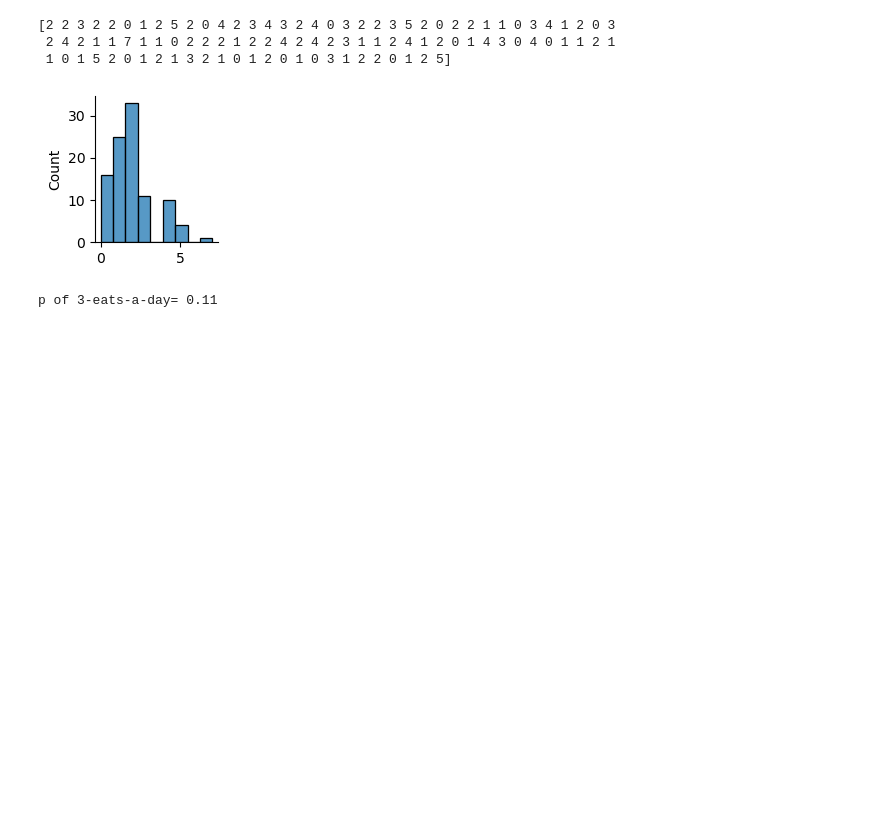
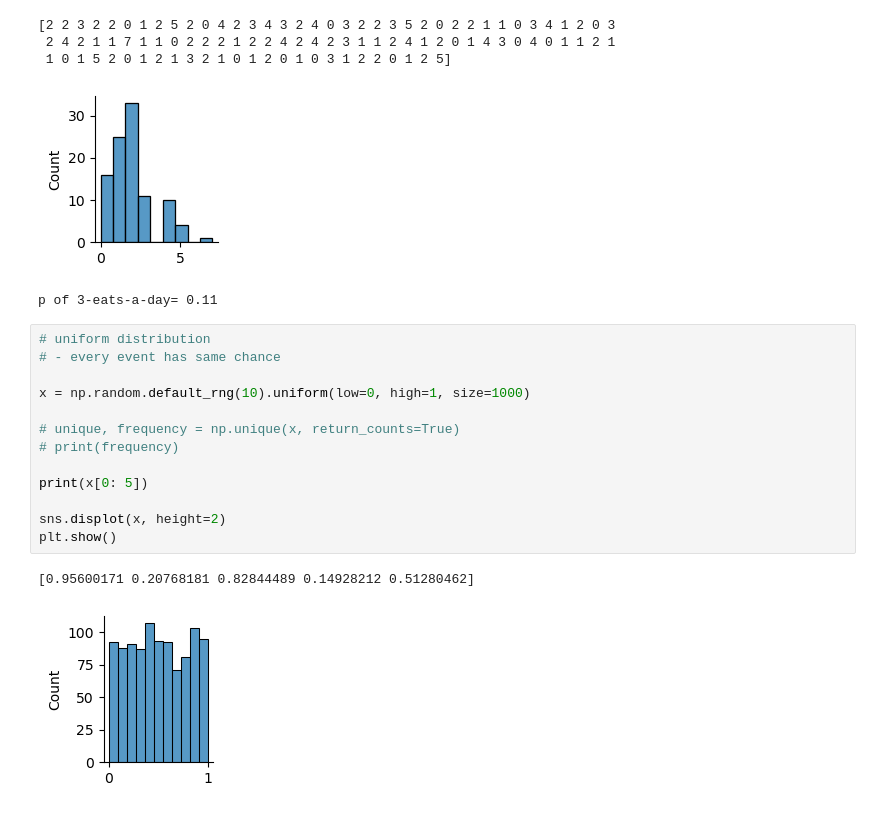
Before and after one commit to tansudasli/tensorflow-sandbox, a Jupyter notebook: numpy_distributions.ipynb, the cells around one changed output. Cells and saved outputs as stored; diff of their text form; blank space fills up the shorter version.

Commit message:
random w/ uniform distribution

```diff
--- a/numpy_distributions.ipynb
+++ b/numpy_distributions.ipynb
@@ -104,3 +104,19 @@ print("p of 3-eats-a-day=", counts[3]/sum(counts))
  1 0 1 5 2 0 1 2 1 3 2 1 0 1 2 0 1 0 3 1 2 2 0 1 2 5]
 [figure]
 p of 3-eats-a-day= 0.11
+# %%
+# uniform distribution
+# - every event has same chance
+
+x = np.random.default_rng(10).uniform(low=0, high=1, size=1000)
+
+# unique, frequency = np.unique(x, return_counts=True)
+# print(frequency)
+
+print(x[0: 5])
+
+sns.displot(x, height=2)
+plt.show()
+# %% [output]
+[0.95600171 0.20768181 0.82844489 0.14928212 0.51280462]
+[figure, added]
```
